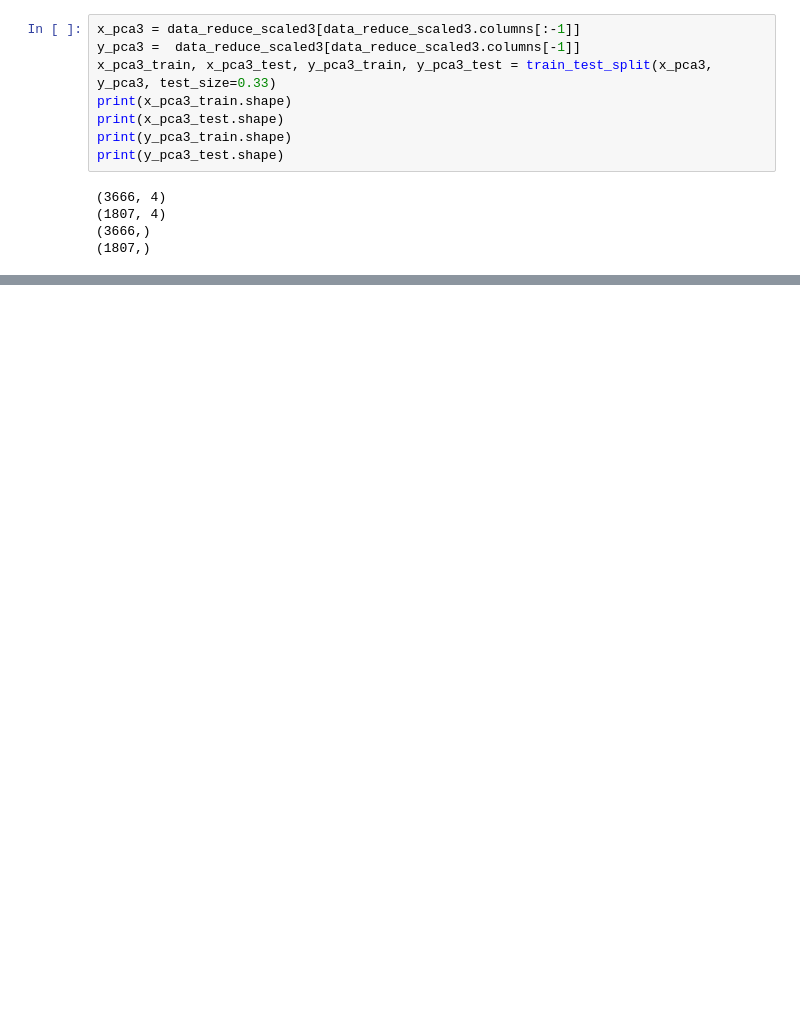
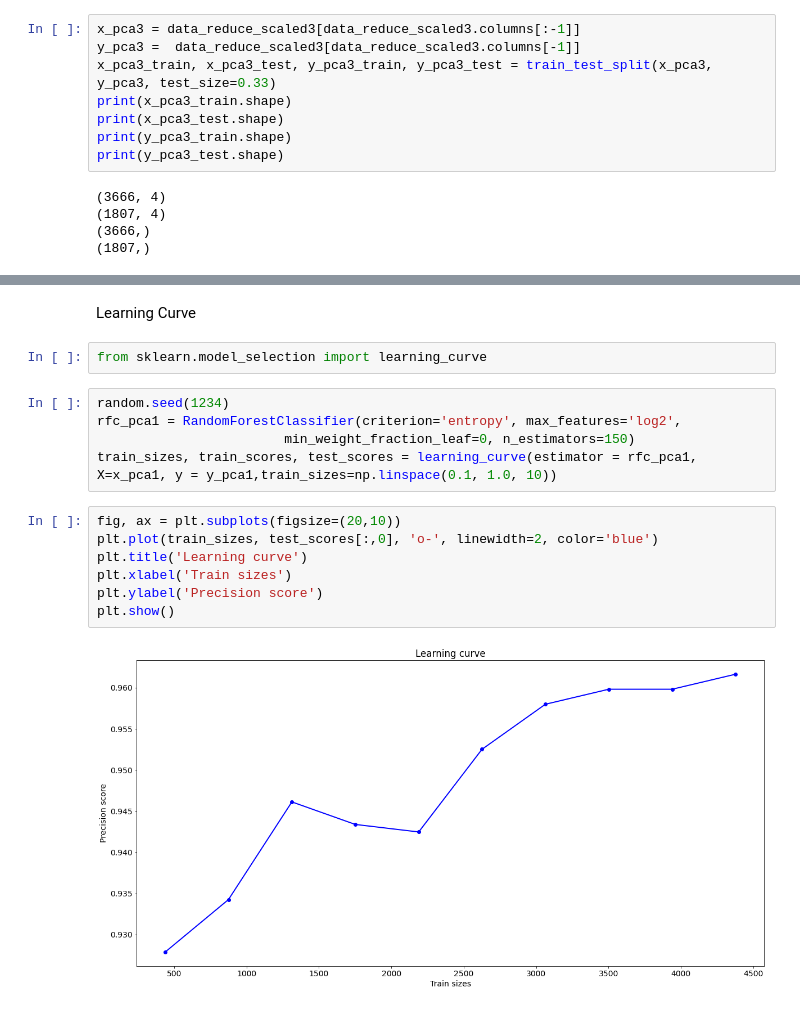
Before and after one commit to dylan-rkt/block_python_project, a Jupyter notebook: notebook/BlockClassification.ipynb, the cells around one changed output, grey strips where cells are left out. Cells and saved outputs as stored; diff of their text form; blank space fills up the shorter version.

Commit message:
Modifications on Model

```diff
--- a/notebook/BlockClassification.ipynb
+++ b/notebook/BlockClassification.ipynb
@@ -929,0 +969,18 @@ precision_score(y_pca3_test, y_pred_rfc, average='micro')
+# %% [markdown]
+Learning Curve
+# %%
+from sklearn.model_selection import learning_curve
+# %%
+random.seed(1234)
+rfc_pca1 = RandomForestClassifier(criterion='entropy', max_features='log2',
+                        min_weight_fraction_leaf=0, n_estimators=150)
+train_sizes, train_scores, test_scores = learning_curve(estimator = rfc_pca1, X=x_pca1, y = y_pca1,train_sizes=np.linspace(0.1, 1.0, 10))
+# %%
+fig, ax = plt.subplots(figsize=(20,10))
+plt.plot(train_sizes, test_scores[:,0], 'o-', linewidth=2, color='blue')
+plt.title('Learning curve')
+plt.xlabel('Train sizes')
+plt.ylabel('Precision score')
+plt.show()
+# %% [output]
+[figure, added]
```
Also changed, not shown: parts of 33 cells of this notebook, 7 other files.
